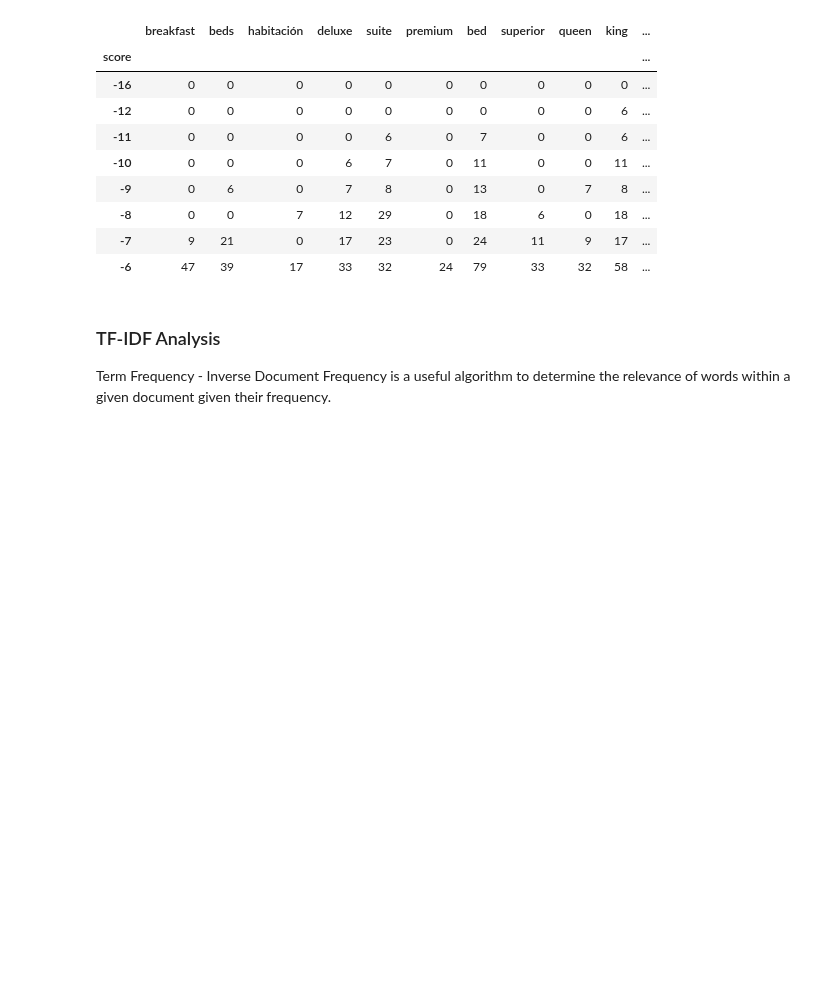
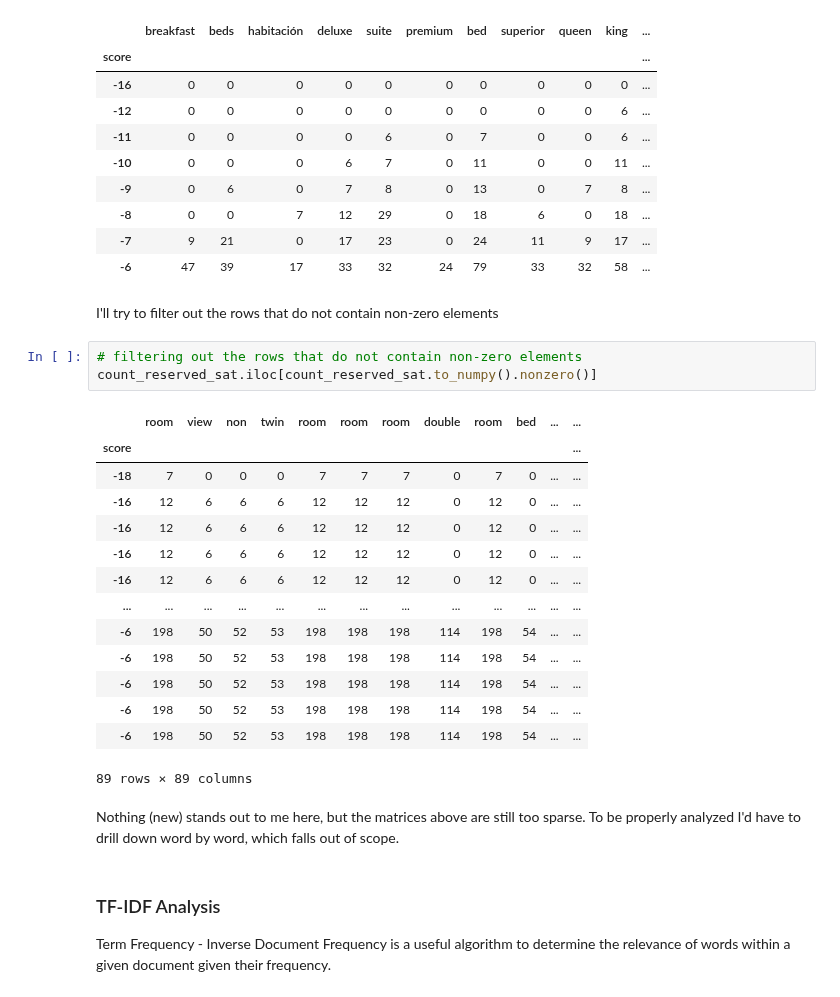
Before and after one commit to duarteharris/pruvo, a Jupyter notebook: eda.ipynb, the cells around one changed output. Cells and saved outputs as stored; diff of their text form; blank space fills up the shorter version.

```diff
--- a/eda.ipynb
+++ b/eda.ipynb
@@ -1328,6 +1334,28 @@ count_suggested_sat[count_suggested_sat["double"] > 0]
 | -8 | 0 | 0 | 7 | 12 | 29 | 0 | 18 | 6 | 0 | 18 | ... |
 | -7 | 9 | 21 | 0 | 17 | 23 | 0 | 24 | 11 | 9 | 17 | ... |
 | -6 | 47 | 39 | 17 | 33 | 32 | 24 | 79 | 33 | 32 | 58 | ... |
+# %% [markdown]
+I'll try to filter out the rows that do not contain non-zero elements
+# %%
+# filtering out the rows that do not contain non-zero elements
+count_reserved_sat.iloc[count_reserved_sat.to_numpy().nonzero()]
+# %% [output]
+|  | room | view | non | twin | room | room | room | double | room | bed | ... | ... |
+| score |  |  |  |  |  |  |  |  |  |  |  | ... |
+| -18 | 7 | 0 | 0 | 0 | 7 | 7 | 7 | 0 | 7 | 0 | ... | ... |
+| -16 | 12 | 6 | 6 | 6 | 12 | 12 | 12 | 0 | 12 | 0 | ... | ... |
+| -16 | 12 | 6 | 6 | 6 | 12 | 12 | 12 | 0 | 12 | 0 | ... | ... |
+| -16 | 12 | 6 | 6 | 6 | 12 | 12 | 12 | 0 | 12 | 0 | ... | ... |
+| -16 | 12 | 6 | 6 | 6 | 12 | 12 | 12 | 0 | 12 | 0 | ... | ... |
+| ... | ... | ... | ... | ... | ... | ... | ... | ... | ... | ... | ... | ... |
+| -6 | 198 | 50 | 52 | 53 | 198 | 198 | 198 | 114 | 198 | 54 | ... | ... |
+| -6 | 198 | 50 | 52 | 53 | 198 | 198 | 198 | 114 | 198 | 54 | ... | ... |
+| -6 | 198 | 50 | 52 | 53 | 198 | 198 | 198 | 114 | 198 | 54 | ... | ... |
+| -6 | 198 | 50 | 52 | 53 | 198 | 198 | 198 | 114 | 198 | 54 | ... | ... |
+| -6 | 198 | 50 | 52 | 53 | 198 | 198 | 198 | 114 | 198 | 54 | ... | ... |
+89 rows × 89 columns
+# %% [markdown]
+Nothing (new) stands out to me here, but the matrices above are still too sparse. To be properly analyzed I'd have to drill down word by word, which falls out of scope.
 # %% [markdown]
 ### TF-IDF Analysis
 Term Frequency - Inverse Document Frequency is a useful algorithm to determine the relevance of words within a given document given their frequency.
```
Also changed, not shown: parts of 4 cells of this notebook.
